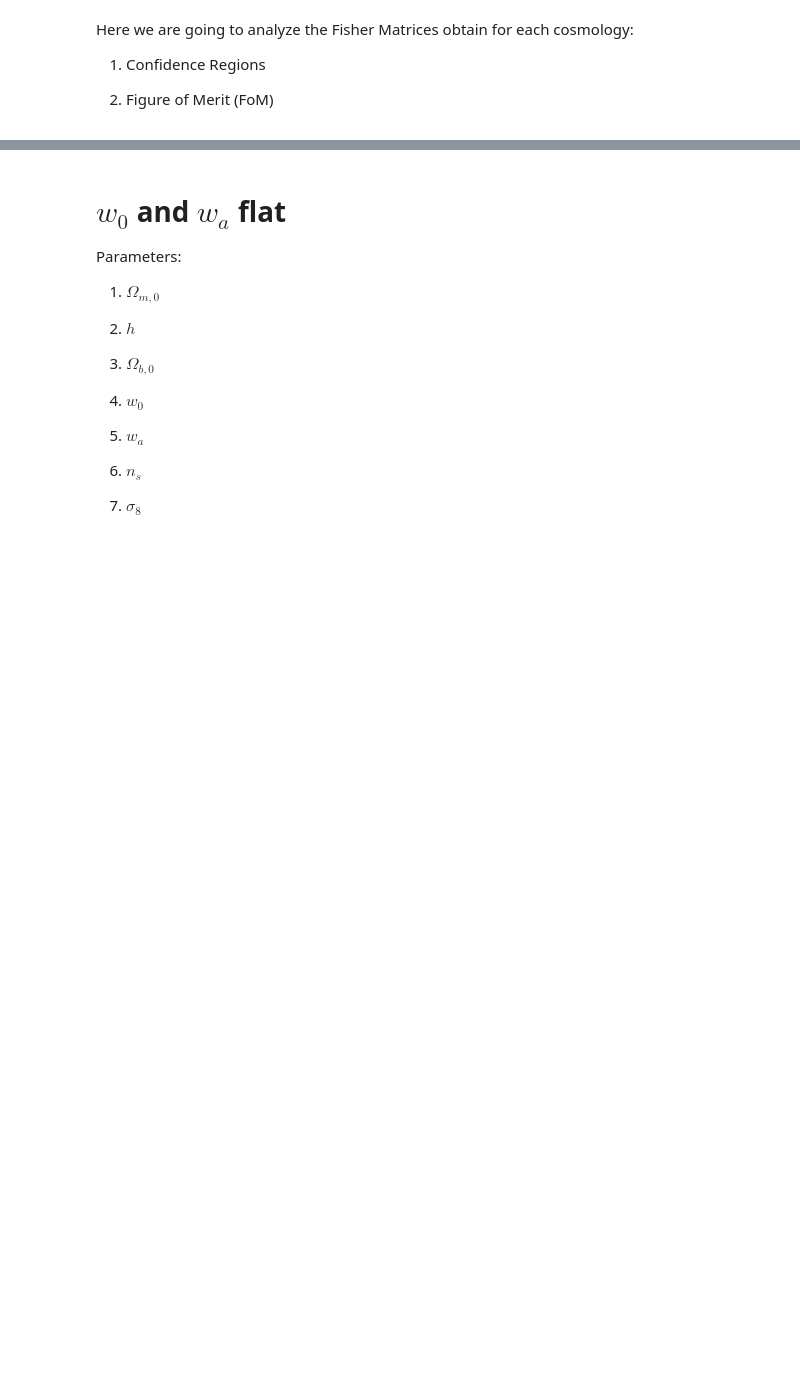
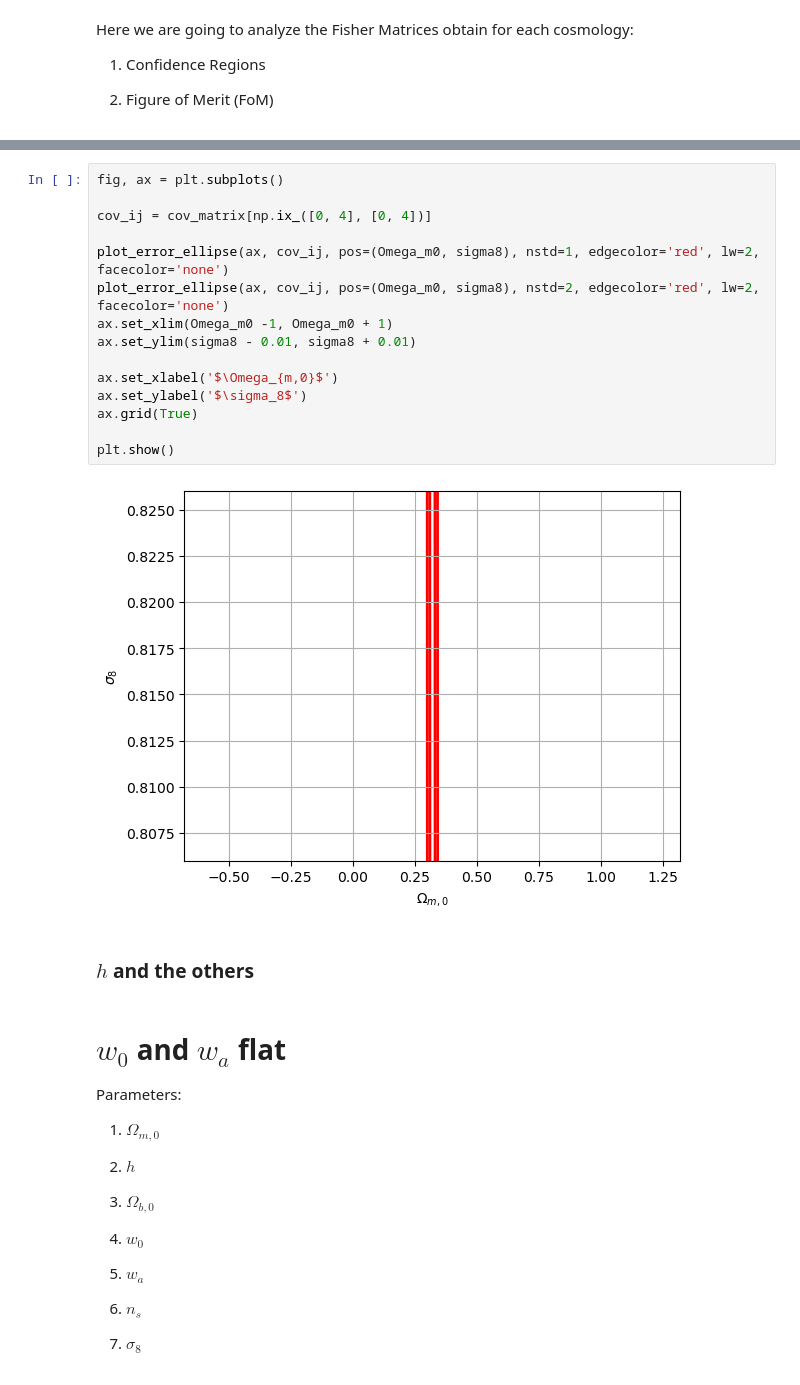
Before and after one commit to XimePS/Fisher_Matrix_WL, a Jupyter notebook: Confidence regions.ipynb, the cells around one changed output, grey strips where cells are left out. Cells and saved outputs as stored; diff of their text form; blank space fills up the shorter version.

```diff
--- a/Confidence regions.ipynb
+++ b/Confidence regions.ipynb
@@ -41,3 +139,22 @@ Fi_S_F = np.array([[5539174.68302178, 6547487.58749152, 1168793.55054772,
+# %%
+fig, ax = plt.subplots()
+
+cov_ij = cov_matrix[np.ix_([0, 4], [0, 4])]
+
+plot_error_ellipse(ax, cov_ij, pos=(Omega_m0, sigma8), nstd=1, edgecolor='red', lw=2, facecolor='none')
+plot_error_ellipse(ax, cov_ij, pos=(Omega_m0, sigma8), nstd=2, edgecolor='red', lw=2, facecolor='none')
+ax.set_xlim(Omega_m0 -1, Omega_m0 + 1)
+ax.set_ylim(sigma8 - 0.01, sigma8 + 0.01)
+
+ax.set_xlabel('$\Omega_{m,0}$')
+ax.set_ylabel('$\sigma_8$')
+ax.grid(True)
+
+plt.show()
+# %% [output]
+[figure, added]
+# %% [markdown]
+### $h$ and the others
 # %% [markdown]
 # $w_0$ and $w_a$ flat
 
```
Also changed, not shown: parts of 14 cells of this notebook, 2 other files.
